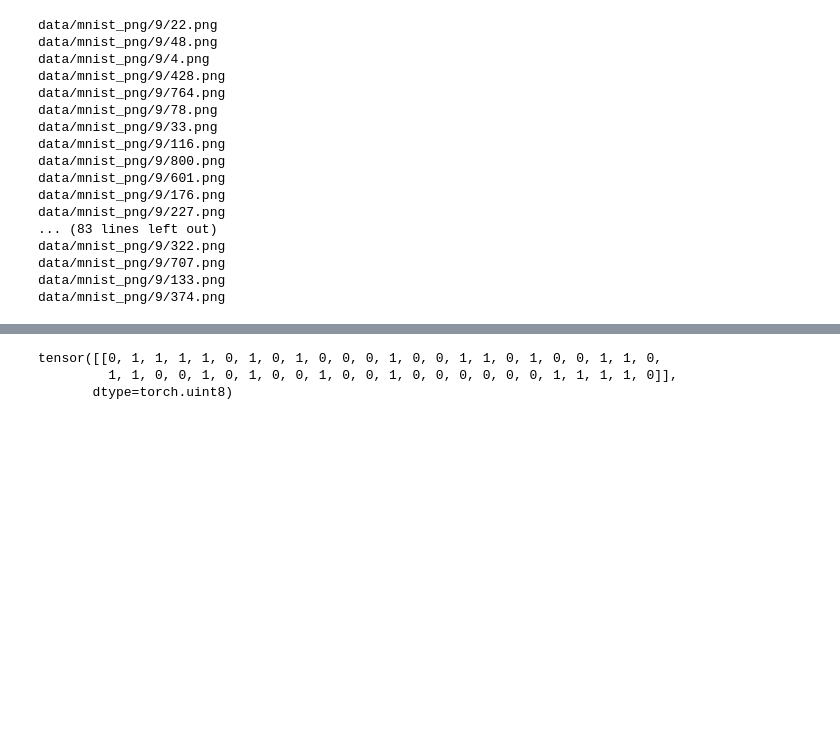
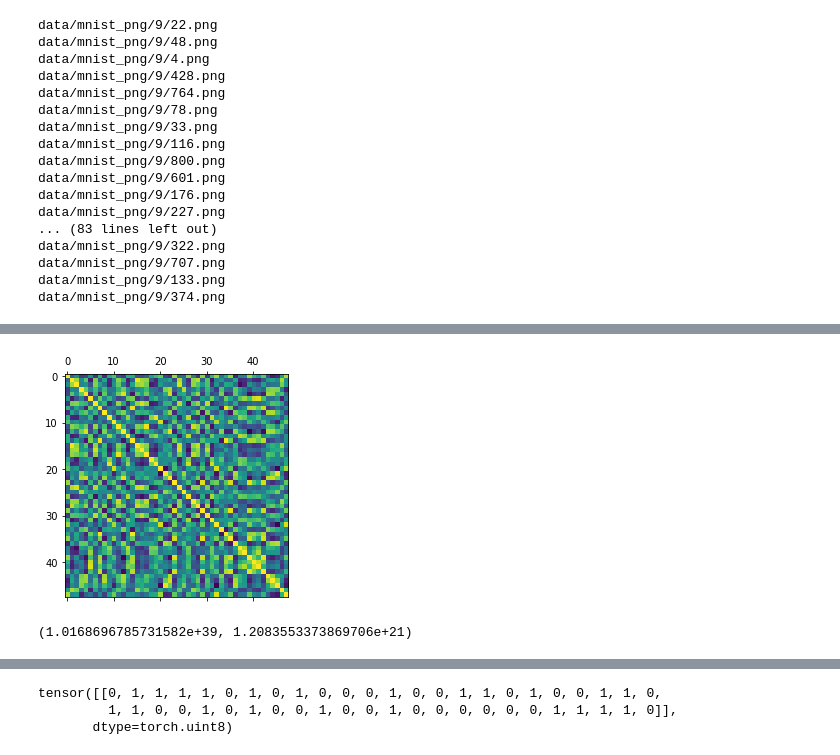
Before and after one commit to Jawae/deephash_pytorch, a Jupyter notebook: mnist _ deep hash _cpu.ipynb, the cells around one changed output, grey strips where cells are left out. Cells and saved outputs as stored; diff of their text form; code cells hidden in the pictures; blank space fills up the shorter version.

```diff
--- a/mnist _ deep hash _cpu.ipynb
+++ b/mnist _ deep hash _cpu.ipynb
@@ -117,0 +121,4 @@ learner.callbacks[0].outputs
+# %%
+plt.matshow(pd.DataFrame(ref).corr());
+# %% [output]
+[figure, added]
@@ -117,0 +131,4 @@ learner.callbacks[0].outputs
+# %%
+max(p), min(p)
+# %% [output]
+(1.0168696785731582e+39, 1.2083553373869706e+21)
```
Also changed, not shown: parts of 51 cells of this notebook.
